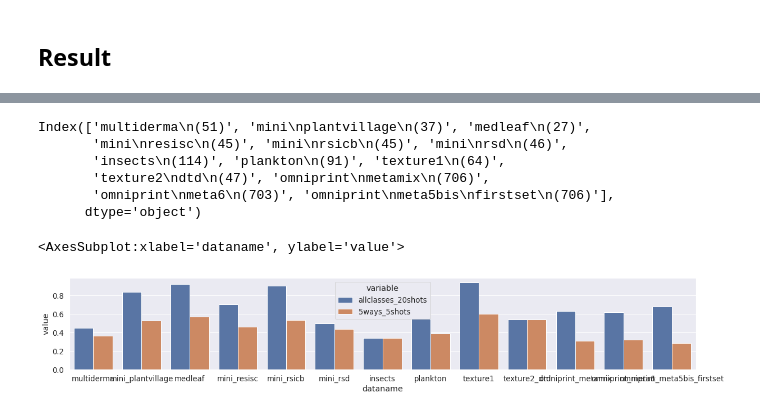
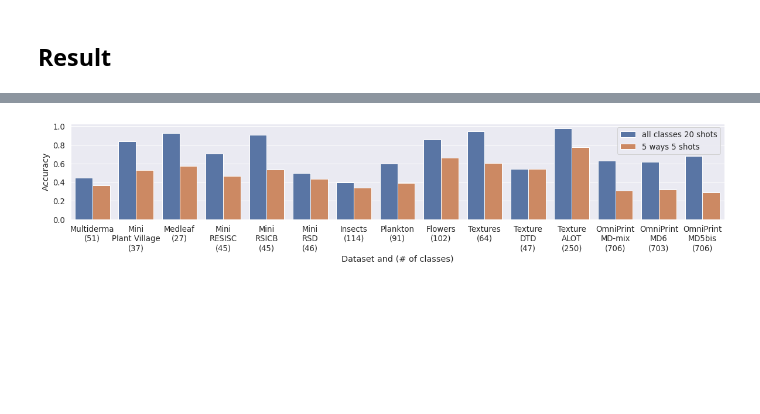
Before and after one commit to phanav/benchmark, a Jupyter notebook: src/plot/plot.ipynb, the cells around one changed output, grey strips where cells are left out. Drawn from its saved outputs; the diff is of its cells as text; code cells hidden in the pictures; blank space fills up the shorter version.

Commit message:
update plot

```diff
--- a/src/plot/plot.ipynb
+++ b/src/plot/plot.ipynb
@@ -257,9 +292,10 @@ array([ 51,  37,  27,  45,  45,  46, 114,  91,  64,  47, 706, 703, 706])
 resultdf = pd.DataFrame(
     {
         'dataname': datanames,
-        'allclasses_20shots': allclasses20shots,
-        '5ways_5shots': way5shot5,
+        'all classes 20 shots': allclasses20shots,
+        '5 ways 5 shots': way5shot5,
         'numberclasses': numberclasses,
+        'ci': ci
     })
 #     index = datanames)
 resultdf
@@ -281,13 +319,13 @@ resultdf
 # %%
 def plot_result(resultdf, figsize=(20, 3)):
     fig = plt.figure(figsize=figsize)
-    for column in "allclasses_20shots 5ways_5shots".split(' '):
-        ax = sns.scatterplot(data=resultdf, y=column, x=range(len(resultdf)), label=column, s=100)
+    for column in "all classes 20 shots;5 ways 5 shots".split(';'):
+        ax = sns.scatterplot(data=resultdf, y=column, x=range(len(resultdf)), label=column, s=100, alpha=0.9)
 #         ax = sns.barplot(data=resultdf, y=column, x=resultdf.index, label=column)
 
         ax.set_xticks(range(len(resultdf)))
-        ax.set_xticklabels(resultdf.dataname.str.cat('(' + resultdf['numberclasses'].astype(str) + ')', sep='_')
-           .str.replace('_', '\n'))
+        ax.set_xticklabels(resultdf.dataname.str.cat('(' + resultdf['numberclasses'].astype(str) + ')', sep=' ')
+           .str.replace(' ', '\n'))
 
 #     ax2 = ax.twinx()
 #     sns.scatterplot(data=resultdf, y='numberclasses', x=range(len(resultdf)), label='# of classes')
@@ -297,5 +335,5 @@ def plot_result(resultdf, figsize=(20, 3)):
 #     ax.figure.legend()
     return fig
 
-fig = plot_result(resultdf)
-fig.savefig(joinpath(basedir, "fig", "baseline-result.png"), bbox_inches='tight')
+# fig = plot_result(resultdf)
+# fig.savefig(joinpath(basedir, "fig", "baseline-result.png"), bbox_inches='tight')
@@ -304,18 +340,20 @@ fig.savefig(joinpath(basedir, "fig", "baseline-result.png"), bbox_inches='tight'
-# %%
-resultdf.index.str.cat('(' +resultdf['numberclasses'].astype(str) + ')', sep='_').str.replace('_', '\n')
-# %% [output]
-Index(['multiderma\n(51)', 'mini\nplantvillage\n(37)', 'medleaf\n(27)',
-       'mini\nresisc\n(45)', 'mini\nrsicb\n(45)', 'mini\nrsd\n(46)',
-       'insects\n(114)', 'plankton\n(91)', 'texture1\n(64)',
-       'texture2\ndtd\n(47)', 'omniprint\nmetamix\n(706)',
-       'omniprint\nmeta6\n(703)', 'omniprint\nmeta5bis\nfirstset\n(706)'],
-      dtype='object')
 # %%
 #https://stackoverflow.com/questions/52028043/side-by-side-barplot
+def plot_bar(resultdf, figsize=(20, 3)):
+    fig = plt.figure(figsize=figsize)
+    resultdf['dataname'] = resultdf['dataname'].str.replace('_', '\n')
+    resultmelt = pd.melt(resultdf["dataname;all classes 20 shots;5 ways 5 shots".split(';')], id_vars='dataname')
+    ax = sns.barplot(data=resultmelt, x='dataname', y='value', hue='variable')
 
-plt.figure(figsize=(20, 3))
-resultmelt = pd.melt(resultdf["dataname allclasses_20shots 5ways_5shots".split()], id_vars='dataname')
-sns.barplot(data=resultmelt, x='dataname', y='value', hue='variable')
+    ax.set_xticks(range(len(resultdf)))
+    ax.set_xticklabels(resultdf.dataname.str.cat('(' + resultdf['numberclasses'].astype(str) + ')', sep='_')
+           .str.replace('_', '\n'))
+    ax.set(ylabel="Accuracy", xlabel="Dataset and (# of classes)")
+    ax.legend().set_title(None)
+
+    return fig
+
+fig = plot_bar(resultdf)
+fig.savefig(joinpath(basedir, "fig", "baseline-result-bar.png"), bbox_inches='tight')
 # %% [output]
-<AxesSubplot:xlabel='dataname', ylabel='value'>
-[figure, old version]
+[figure, new version]
```
Also changed, not shown: parts of 7 cells of this notebook.
